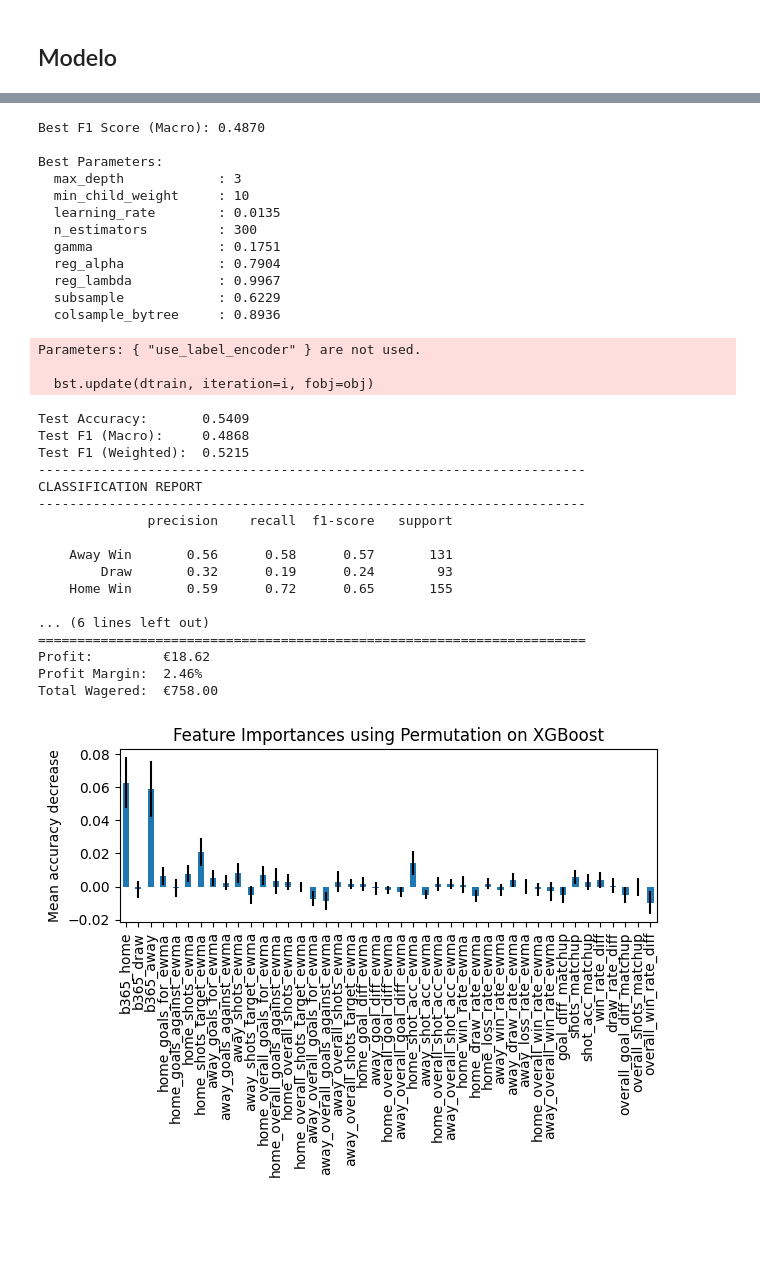
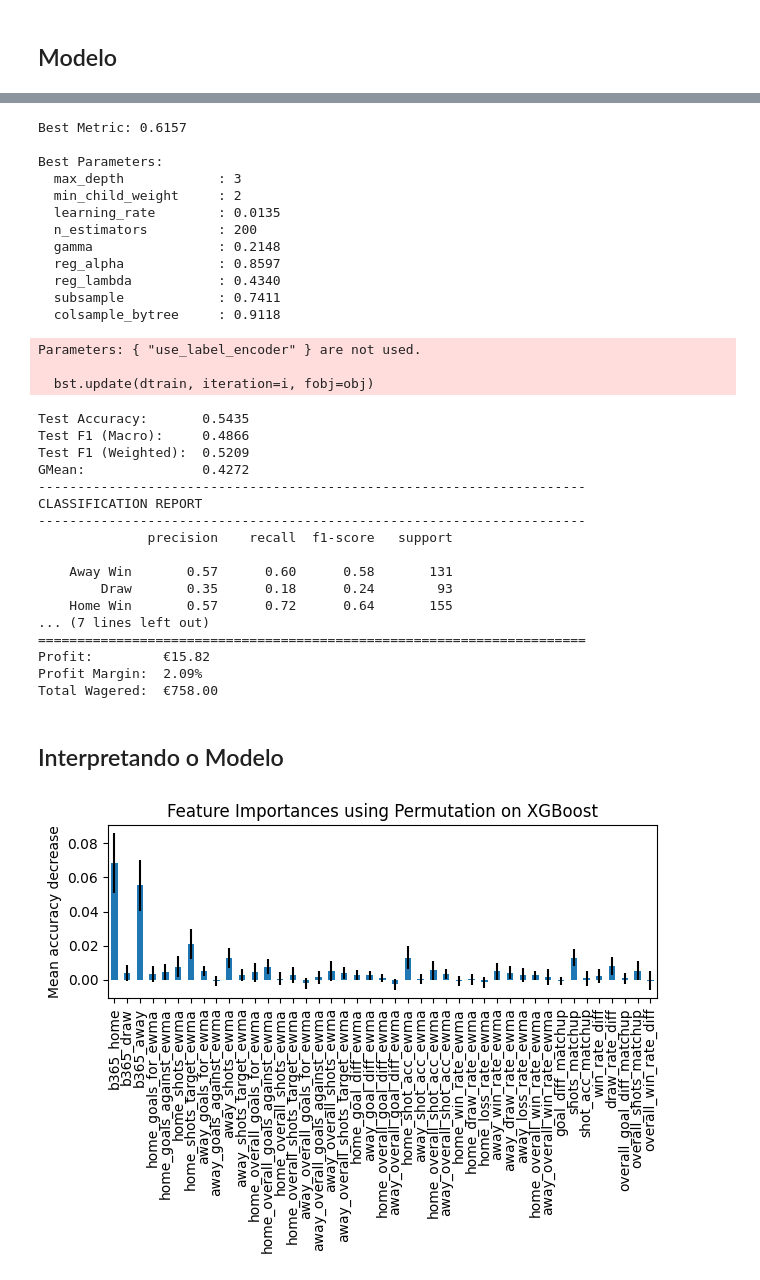
Before and after one commit to Lrs50/xAI-football-bet, a Jupyter notebook: sport_beting.ipynb, the cells around one changed output, grey strips where cells are left out. Drawn from its saved outputs; the diff is of its cells as text; code cells hidden in the pictures; blank space fills up the shorter version.

Commit message:
WIP: interpretação do modelo

```diff
--- a/sport_beting.ipynb
+++ b/sport_beting.ipynb
@@ -347,21 +356,8 @@ Class distribution (train):
 # %% [markdown]
 ## Modelo
 # %%
-from xgboost import XGBClassifier
-import numpy as np
-import pandas as pd
-import optuna
-from optuna.integration import XGBoostPruningCallback
-from sklearn.model_selection import TimeSeriesSplit
-from sklearn.metrics import f1_score, accuracy_score, classification_report
-from sklearn.utils.class_weight import compute_class_weight
-from sklearn.inspection import permutation_importance
-import matplotlib.pyplot as plt
-import warnings
-from xgboost.callback import EarlyStopping
-
 RANDOM_STATE = 42
-
+optuna.logging.set_verbosity(optuna.logging.WARNING)
 warnings.filterwarnings(
     "ignore",
     message="The reported value is ignored because this `step`",
@@ -446,5 +426,5 @@ study.optimize(lambda trial: objective(
 # %%
-print(f"Best F1 Score (Macro): {study.best_value:.4f}\n")
+print(f"Best Metric: {study.best_value:.4f}\n")
 print("Best Parameters:")
 for key, value in study.best_params.items():
     if isinstance(value, float):
@@ -452,18 +432,18 @@ for key, value in study.best_params.items():
     else:
         print(f"  {key:<20} : {value}")
 # %% [output]
-Best F1 Score (Macro): 0.4870
+Best Metric: 0.6157
 
 Best Parameters:
   max_depth            : 3
-  min_child_weight     : 10
+  min_child_weight     : 2
   learning_rate        : 0.0135
-  n_estimators         : 300
-  gamma                : 0.1751
-  reg_alpha            : 0.7904
-  reg_lambda           : 0.9967
-  subsample            : 0.6229
-  colsample_bytree     : 0.8936
+  n_estimators         : 200
+  gamma                : 0.2148
+  reg_alpha            : 0.8597
+  reg_lambda           : 0.4340
+  subsample            : 0.7411
+  colsample_bytree     : 0.9118
 # %%
 # Final Training on full data
 best_params = study.best_params.copy()
@@ -477,22 +457,23 @@ final_params = {
 }
 n_estimators = final_params.pop('n_estimators')
 
-final_model = XGBClassifier(**final_params, n_estimators=n_estimators, use_label_encoder=False)
-final_model.fit(X_train, y_train, sample_weight=sample_weights, verbose=False)
+model = XGBClassifier(**final_params, n_estimators=n_estimators, use_label_encoder=False)
+model.fit(X_train, y_train, sample_weight=sample_weights, verbose=False)
 
 # Prediction
-y_pred_proba = final_model.predict_proba(X_test)
+y_pred_proba = model.predict_proba(X_test)
 y_pred = np.argmax(y_pred_proba, axis=1)
 
 # Metrics
 test_accuracy = accuracy_score(y_test, y_pred)
 test_f1_macro = f1_score(y_test, y_pred, average='macro')
 test_f1_weighted = f1_score(y_test, y_pred, average='weighted')
+gmean = geometric_mean_score(y_test, y_pred)
 
 print(f"Test Accuracy:       {test_accuracy:.4f}")
 print(f"Test F1 (Macro):     {test_f1_macro:.4f}")
 print(f"Test F1 (Weighted):  {test_f1_weighted:.4f}")
-
+print(f"GMean:               {gmean:.4f}")
 print("-" * 70)
 print("CLASSIFICATION REPORT")
 print("-" * 70)
@@ -527,34 +508,37 @@ print(f"Total Wagered:  €{total_wagered:.2f}")
 Parameters: { "use_label_encoder" } are not used.
 
   bst.update(dtrain, iteration=i, fobj=obj)
-Test Accuracy:       0.5409
-Test F1 (Macro):     0.4868
-Test F1 (Weighted):  0.5215
+Test Accuracy:       0.5435
+Test F1 (Macro):     0.4866
+Test F1 (Weighted):  0.5209
+GMean:               0.4272
 ----------------------------------------------------------------------
 CLASSIFICATION REPORT
 ----------------------------------------------------------------------
               precision    recall  f1-score   support
 
-    Away Win       0.56      0.58      0.57       131
-        Draw       0.32      0.19      0.24        93
-    Home Win       0.59      0.72      0.65       155
-
-... (6 lines left out)
+    Away Win       0.57      0.60      0.58       131
+        Draw       0.35      0.18      0.24        93
+    Home Win       0.57      0.72      0.64       155
+... (7 lines left out)
 ======================================================================
-Profit:         €18.62
-Profit Margin:  2.46%
+Profit:         €15.82
+Profit Margin:  2.09%
 Total Wagered:  €758.00
+# %% [markdown]
+## Interpretando o Modelo
 # %%
 from sklearn.inspection import permutation_importance
-result = permutation_importance(final_model, X_test, y_test, n_repeats=100, random_state=2)
+
+result = permutation_importance(model, X_test, y_test, n_repeats=100, random_state=2)
 import matplotlib.pyplot as plt
 
 forest_importances = pd.Series(result.importances_mean, index=X_train.columns)
 fig, ax = plt.subplots()
 forest_importances.plot.bar(yerr=result.importances_std, ax=ax)
 ax.set_title("Feature Importances using Permutation on XGBoost")
 ax.set_ylabel("Mean accuracy decrease")
 fig.tight_layout()
 plt.show()
 # %% [output]
-[figure, old version]
+[figure, new version]
```
Also changed, not shown: parts of 8 cells of this notebook, 2 other files.
